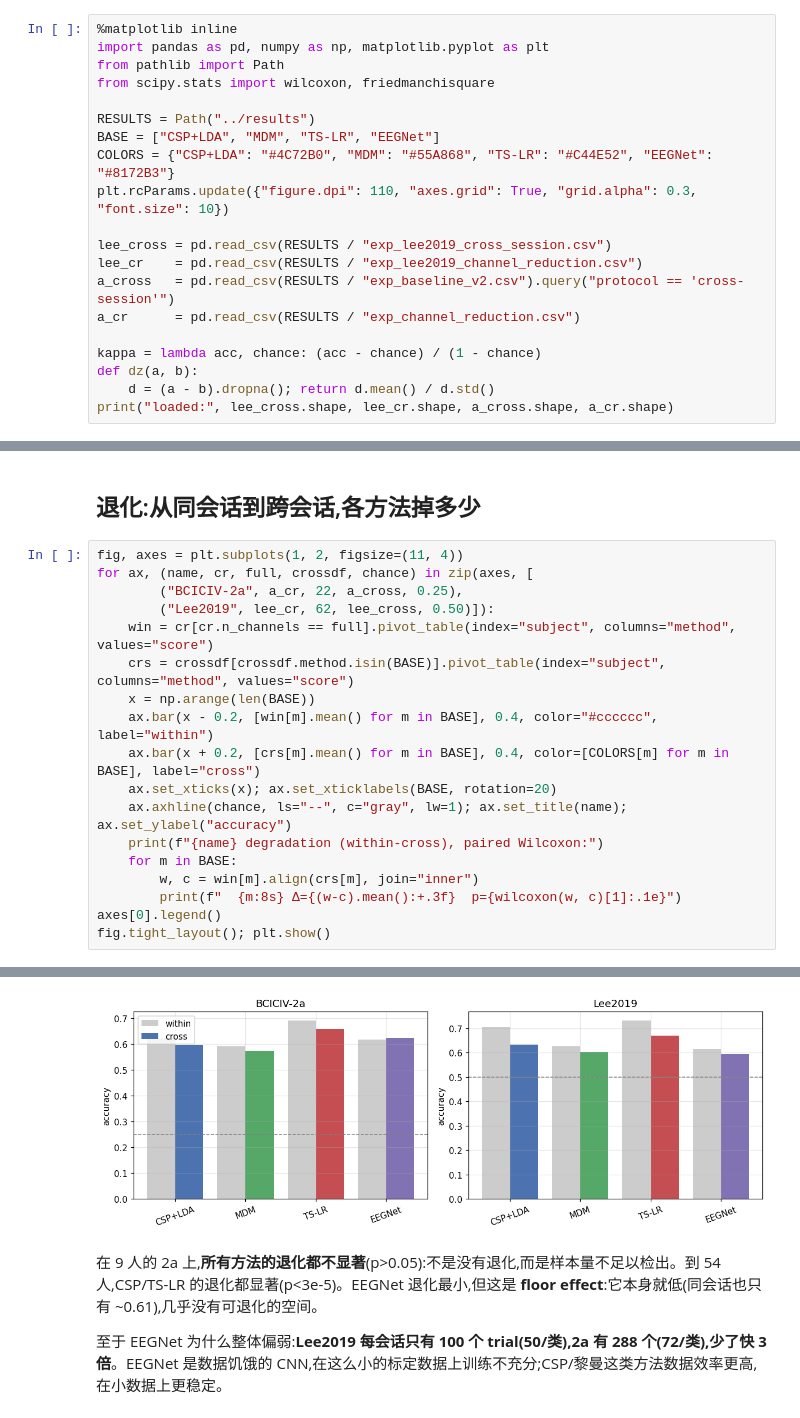
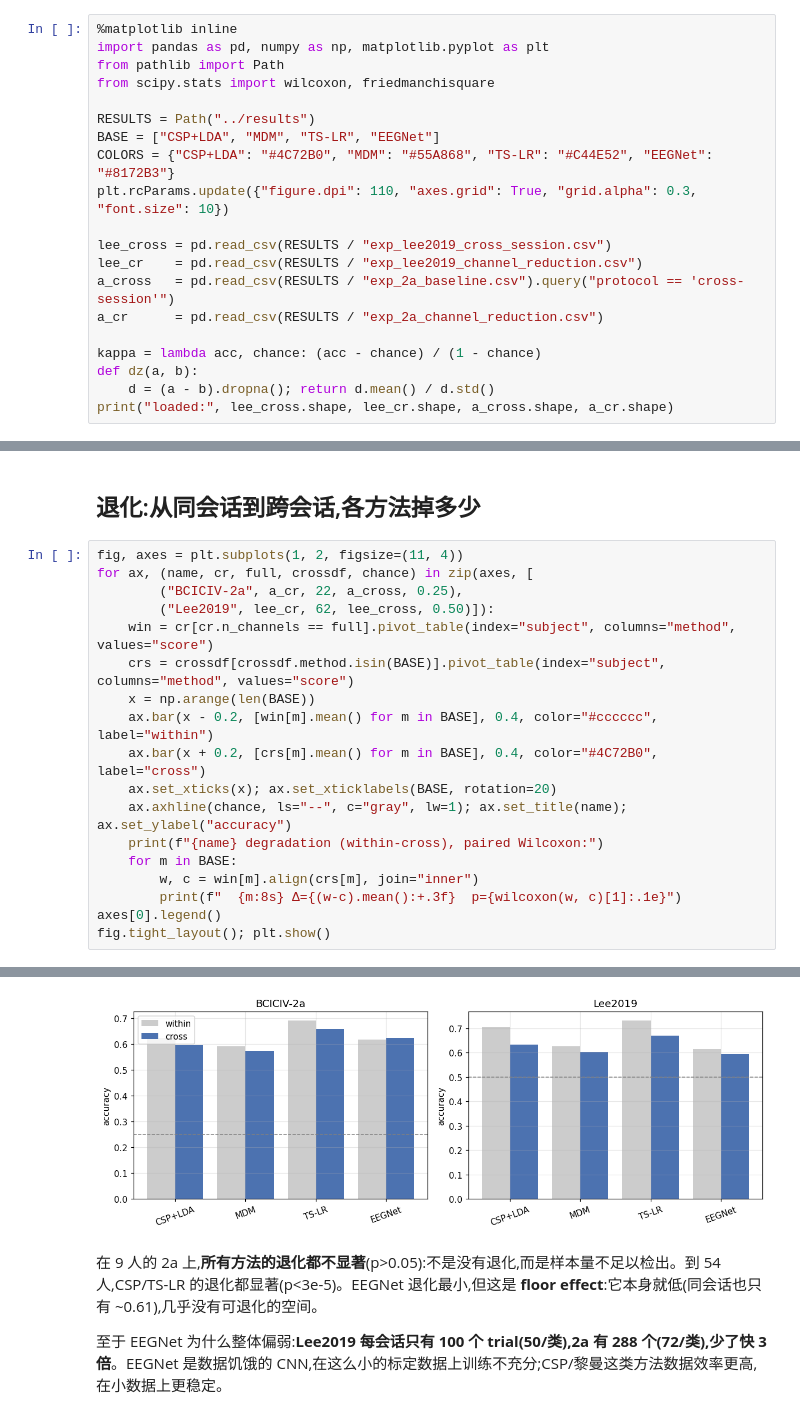
Before and after one commit to Y7sann-Andy/bci-benchmark-mi, a Jupyter notebook: notebooks/results_2a_vs_lee2019.ipynb, the cells around one changed output, grey strips where cells are left out. Saved outputs shown, nothing was run; the diff lists cells and outputs as text.

```diff
--- a/notebooks/02_results_2a_vs_lee2019.ipynb
+++ b/notebooks/results_2a_vs_lee2019.ipynb
@@ -46,8 +46,8 @@ plt.rcParams.update({"figure.dpi": 110, "axes.grid": True, "grid.alpha": 0.3, "f
 
 lee_cross = pd.read_csv(RESULTS / "exp_lee2019_cross_session.csv")
 lee_cr    = pd.read_csv(RESULTS / "exp_lee2019_channel_reduction.csv")
-a_cross   = pd.read_csv(RESULTS / "exp_baseline_v2.csv").query("protocol == 'cross-session'")
-a_cr      = pd.read_csv(RESULTS / "exp_channel_reduction.csv")
+a_cross   = pd.read_csv(RESULTS / "exp_2a_baseline.csv").query("protocol == 'cross-session'")
+a_cr      = pd.read_csv(RESULTS / "exp_2a_channel_reduction.csv")
 
 kappa = lambda acc, chance: (acc - chance) / (1 - chance)
 def dz(a, b):
@@ -108,33 +108,33 @@ Lee2019 cross-session, TS-LR vs each (Wilcoxon p, dz):
 # %%
 fig, axes = plt.subplots(1, 2, figsize=(11, 4))
 for ax, (name, cr, full, crossdf, chance) in zip(axes, [
         ("BCICIV-2a", a_cr, 22, a_cross, 0.25),
         ("Lee2019", lee_cr, 62, lee_cross, 0.50)]):
     win = cr[cr.n_channels == full].pivot_table(index="subject", columns="method", values="score")
     crs = crossdf[crossdf.method.isin(BASE)].pivot_table(index="subject", columns="method", values="score")
     x = np.arange(len(BASE))
     ax.bar(x - 0.2, [win[m].mean() for m in BASE], 0.4, color="#cccccc", label="within")
-    ax.bar(x + 0.2, [crs[m].mean() for m in BASE], 0.4, color=[COLORS[m] for m in BASE], label="cross")
+    ax.bar(x + 0.2, [crs[m].mean() for m in BASE], 0.4, color="#4C72B0", label="cross")
     ax.set_xticks(x); ax.set_xticklabels(BASE, rotation=20)
     ax.axhline(chance, ls="--", c="gray", lw=1); ax.set_title(name); ax.set_ylabel("accuracy")
     print(f"{name} degradation (within-cross), paired Wilcoxon:")
     for m in BASE:
         w, c = win[m].align(crs[m], join="inner")
         print(f"  {m:8s} Δ={(w-c).mean():+.3f}  p={wilcoxon(w, c)[1]:.1e}")
 axes[0].legend()
 fig.tight_layout(); plt.show()
 # %% [output]
 BCICIV-2a degradation (within-cross), paired Wilcoxon:
   CSP+LDA  Δ=+0.027  p=5.0e-01
   MDM      Δ=+0.017  p=3.6e-01
   TS-LR    Δ=+0.033  p=5.5e-02
   EEGNet   Δ=-0.007  p=1.0e+00
 Lee2019 degradation (within-cross), paired Wilcoxon:
   CSP+LDA  Δ=+0.072  p=2.8e-05
   MDM      Δ=+0.023  p=2.2e-02
   TS-LR    Δ=+0.062  p=2.7e-05
   EEGNet   Δ=+0.022  p=1.0e-01
-[figure, old version]
+[figure, new version]
 # %% [markdown]
 在 9 人的 2a 上,**所有方法的退化都不显著**(p>0.05):不是没有退化,而是样本量不足以检出。到 54 人,CSP/TS-LR 的退化都显著(p<3e-5)。EEGNet 退化最小,但这是 **floor effect**:它本身就低(同会话也只有 ~0.61),几乎没有可退化的空间。
 
```
Also changed, not shown: parts of 1 cell of this notebook, 11 other files.
